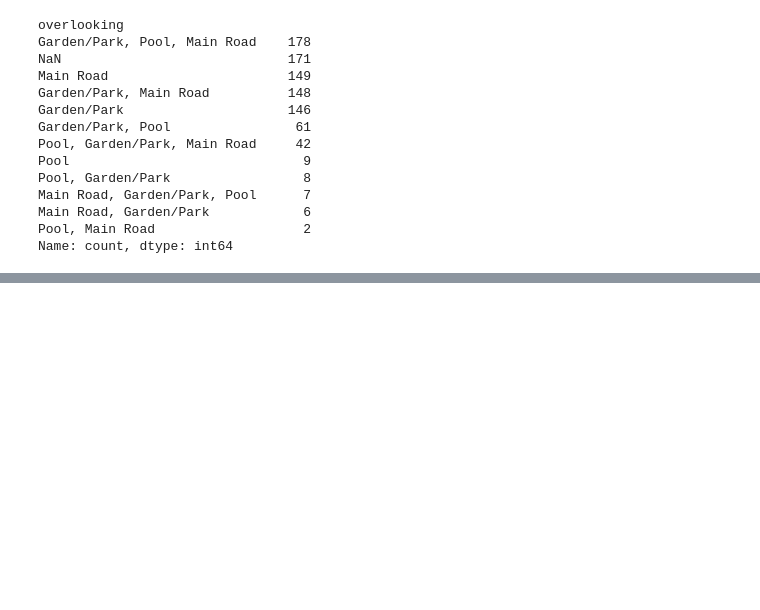
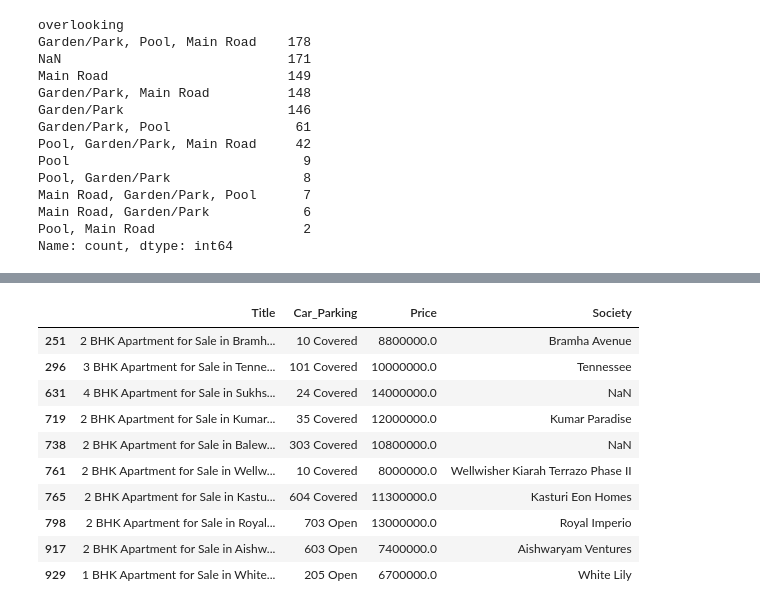
Before and after one commit to Omkesh-Bash/pune-real-estate-data-cleaning, a Jupyter notebook: notebooks/Pune_Real_Estate_Data_Cleaning.ipynb, the cells around one changed output, grey strips where cells are left out. Saved outputs shown, nothing was run; the diff lists cells and outputs as text; code cells hidden in the pictures; blank space fills up the shorter version.

```diff
--- a/notebooks/Pune_Real_Estate_Data_Cleaning.ipynb
+++ b/notebooks/Pune_Real_Estate_Data_Cleaning.ipynb
@@ -962,0 +1137,21 @@ Name: count, dtype: int64
+# %%
+real_estate.loc[
+    real_estate["Car_Parking"].str.contains(
+        r"^(10|24|35|101|205|303|603|604|703)",
+        regex=True,
+        na=False
+    ),
+    ["Title", "Car_Parking", "Price", "Society"]
+]
+# %% [output]
+|  | Title | Car_Parking | Price | Society |
+| 251 | 2 BHK Apartment for Sale in Bramh... | 10 Covered | 8800000.0 | Bramha Avenue |
+| 296 | 3 BHK Apartment for Sale in Tenne... | 101 Covered | 10000000.0 | Tennessee |
+| 631 | 4 BHK Apartment for Sale in Sukhs... | 24 Covered | 14000000.0 | NaN |
+| 719 | 2 BHK Apartment for Sale in Kumar... | 35 Covered | 12000000.0 | Kumar Paradise |
+| 738 | 2 BHK Apartment for Sale in Balew... | 303 Covered | 10800000.0 | NaN |
+| 761 | 2 BHK Apartment for Sale in Wellw... | 10 Covered | 8000000.0 | Wellwisher Kiarah Terrazo Phase II |
+| 765 | 2 BHK Apartment for Sale in Kastu... | 604 Covered | 11300000.0 | Kasturi Eon Homes |
+| 798 | 2 BHK Apartment for Sale in Royal... | 703 Open | 13000000.0 | Royal Imperio |
+| 917 | 2 BHK Apartment for Sale in Aishw... | 603 Open | 7400000.0 | Aishwaryam Ventures |
+| 929 | 1 BHK Apartment for Sale in White... | 205 Open | 6700000.0 | White Lily |
```
Also changed, not shown: parts of 43 cells of this notebook.
